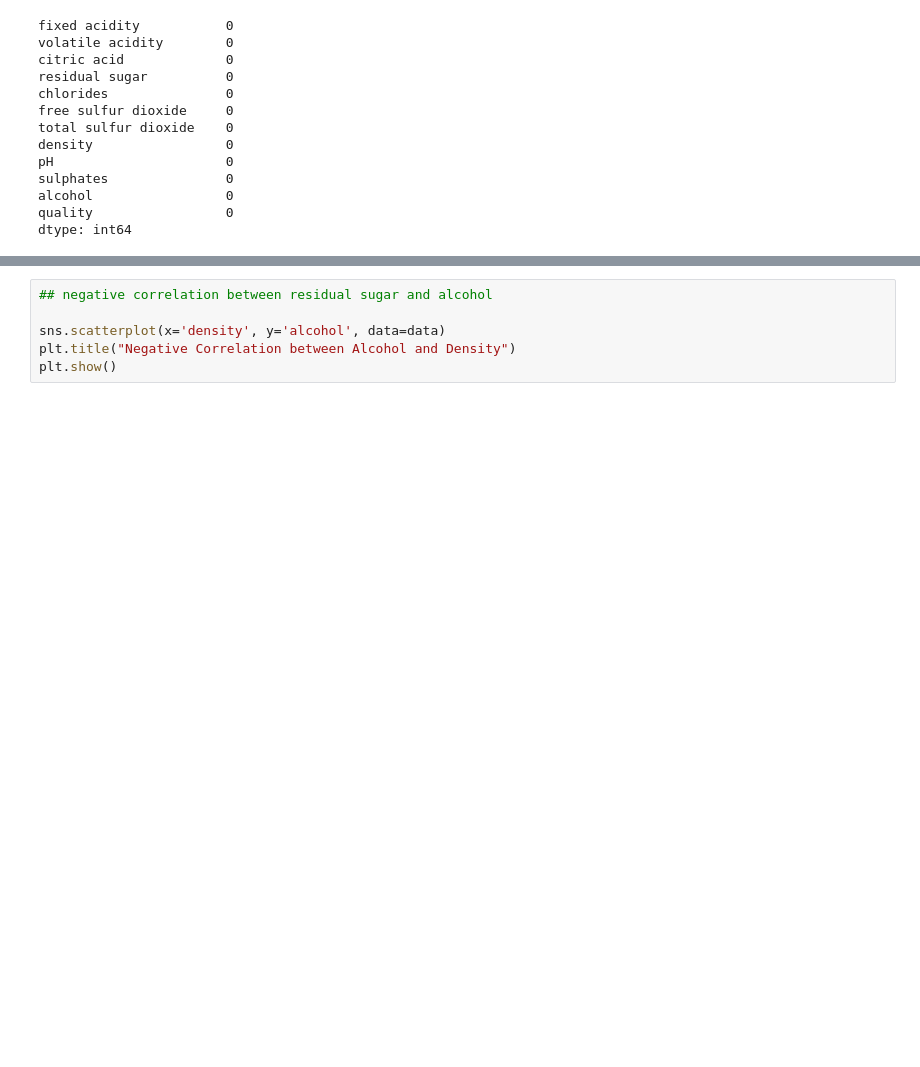
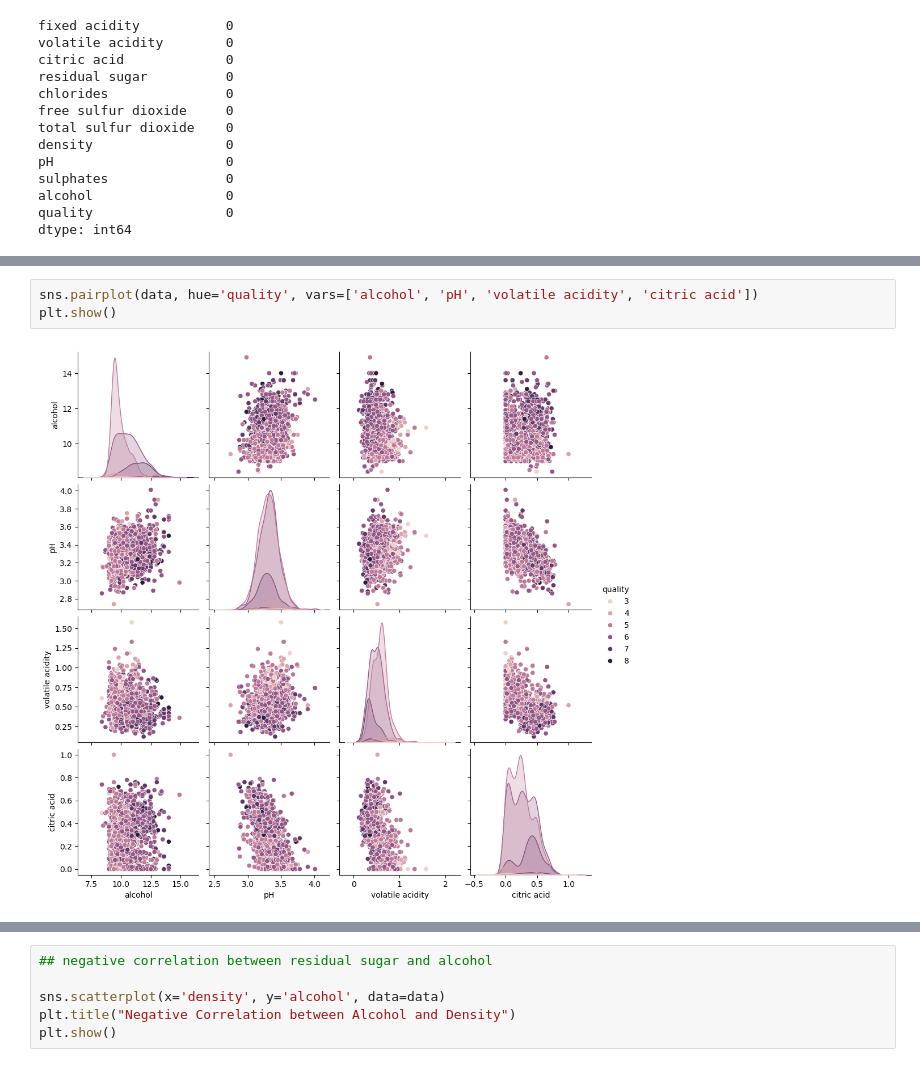
Before and after one commit to Toyin-dev/my-wine, a Jupyter notebook: winequality.ipynb, the cells around one changed output, grey strips where cells are left out. Cells and saved outputs as stored; diff of their text form; blank space fills up the shorter version.

```diff
--- a/winequality.ipynb
+++ b/winequality.ipynb
@@ -137,3 +116,8 @@ plt.ylabel('Density')
 plt.show()
 # %% [output]
 [figure]
+# %%
+sns.pairplot(data, hue='quality', vars=['alcohol', 'pH', 'volatile acidity', 'citric acid'])
+plt.show()
+# %% [output]
+[figure, added]
```
Also changed, not shown: parts of 61 cells of this notebook, 5 other files.
